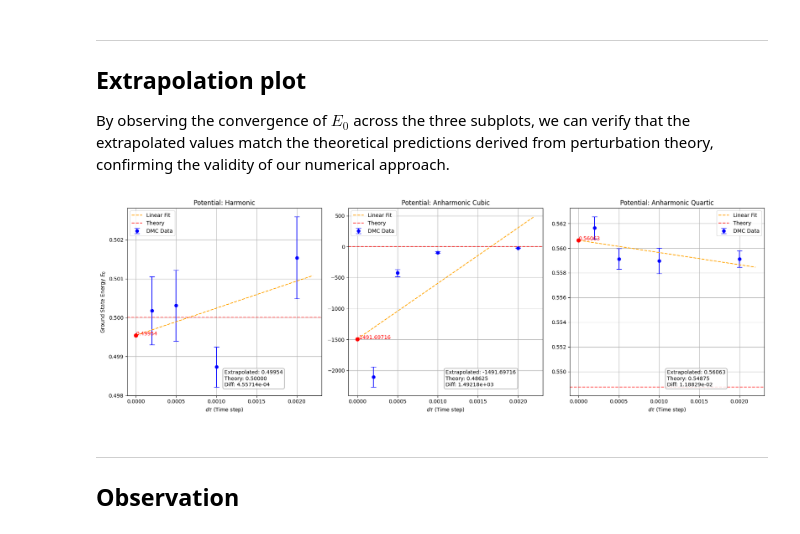
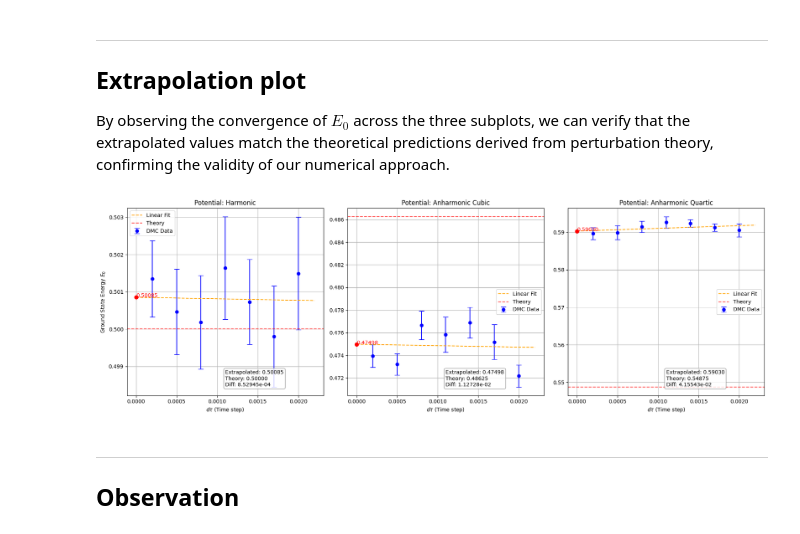
Before and after one commit to TheoHUETQC/monte-carlo, a Jupyter notebook: diffusion_qmc.ipynb, the cells around one changed output. Saved outputs shown, nothing was run; the diff lists cells and outputs as text; code cells hidden in the pictures.

```diff
--- a/diffusion_qmc.ipynb
+++ b/diffusion_qmc.ipynb
@@ -435,15 +435,15 @@ $$E(d\tau) = E_{\text{exact}} + A \cdot d\tau + \mathcal{O}(d\tau^2)$$
 
 By applying a **linear regression** to our data points, the y-intercept (where $d\tau = 0$) provides our best estimate for the true ground state energy $E_{\text{exact}}$.
 # %%
-n_runs = 10
-dtau_list = [0.002, 0.001, 0.0005, 0.0002]
+n_runs = 20
+dtau_list = np.linspace(0.002, 0.0002, 7).round(4) #[0.002, 0.0015, 0.001, 0.0005, 0.0002]
 
 results = {p: [] for p in V_list}
 errors = {p: [] for p in V_list}
 
 for dtau in dtau_list:
-    T_total = 5
-    Nt = int(T_total / dtau)
+    T_total = 1
+    Nt = int(T_total / dtau) # pour toujours simuler sur la meme longueur de temps
     print(f"-----\ndtau={dtau}, Nt={Nt}")
 
 
@@ -477,7 +474,7 @@ Simulation for Anharmonic Cubic potential break at t=21910 because N=20113
 
 By observing the convergence of $E_0$ across the three subplots, we can verify that the extrapolated values match the theoretical predictions derived from perturbation theory, confirming the validity of our numerical approach.
 # %%
-fig, axes = plt.subplots(1, 3, figsize=(18, 6), sharey=False)
+fig, axes = plt.subplots(1, len(V_list), figsize=(len(V_list)*6, 6), sharey=False)
 
 for i, p in enumerate(V_list):
   coeffs = np.polyfit(dtau_list, results[p], 1)
@@ -486,34 +483,34 @@ for i, p in enumerate(V_list):
   y_fit = np.polyval(coeffs, x_fit)
 
   ax = axes[i]
 
   ax.errorbar(dtau_list, results[p], yerr=errors[p], fmt='o',
               color='blue', capsize=5, label='DMC Data')
 
   ax.plot(x_fit, y_fit, '--', color='orange', label='Linear Fit')
   ax.axhline(E0_theoric[p], color='red', linestyle='--', alpha=0.7, label='Theory')
 
   ax.scatter(0, E_extrapolated, color='red', zorder=5, s=50)
   ax.annotate(f"{E_extrapolated:.5f}", (0, E_extrapolated), color='red')
 
   ax.set_title(f"Potential: {p}")
   ax.set_xlabel(r"$d\tau$ (Time step)")
   if i == 0:
     ax.set_ylabel(r"Ground State Energy $E_0$")
   ax.grid()
   ax.legend()
 
   text_info = (f"Extrapolated: {E_extrapolated:.5f}\n"
                f"Theory: {E0_theoric[p]:.5f}\n"
                f"Diff: {abs(E_extrapolated - E0_theoric[p]):.5e}")
 
   ax.text(0.5, 0.05, text_info, transform=ax.transAxes, fontsize=10,
           bbox=dict(boxstyle="round,pad=0.3", fc="white", ec="gray", alpha=0.8))
 
 plt.tight_layout()
 plt.show()
 # %% [output]
-[figure, old version]
+[figure, new version]
 # %% [markdown]
 ---
 
```
Also changed, not shown: parts of 3 cells of this notebook.
